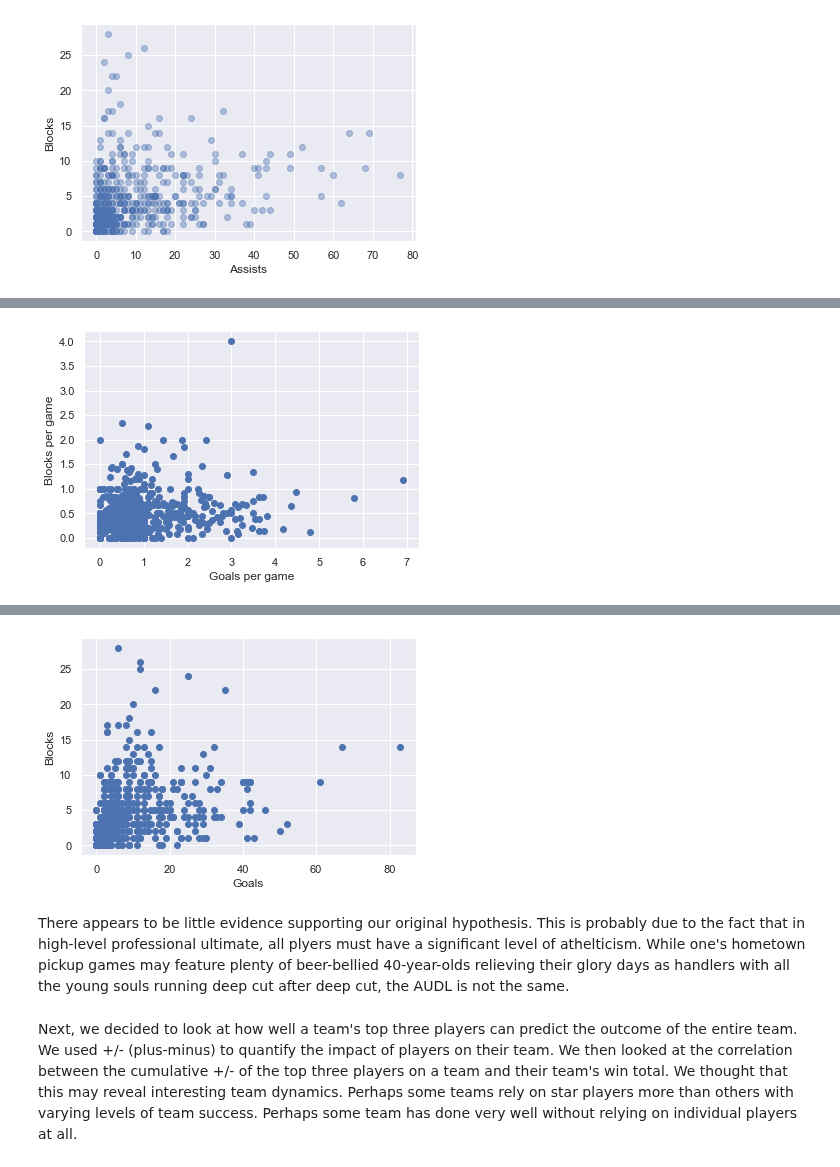
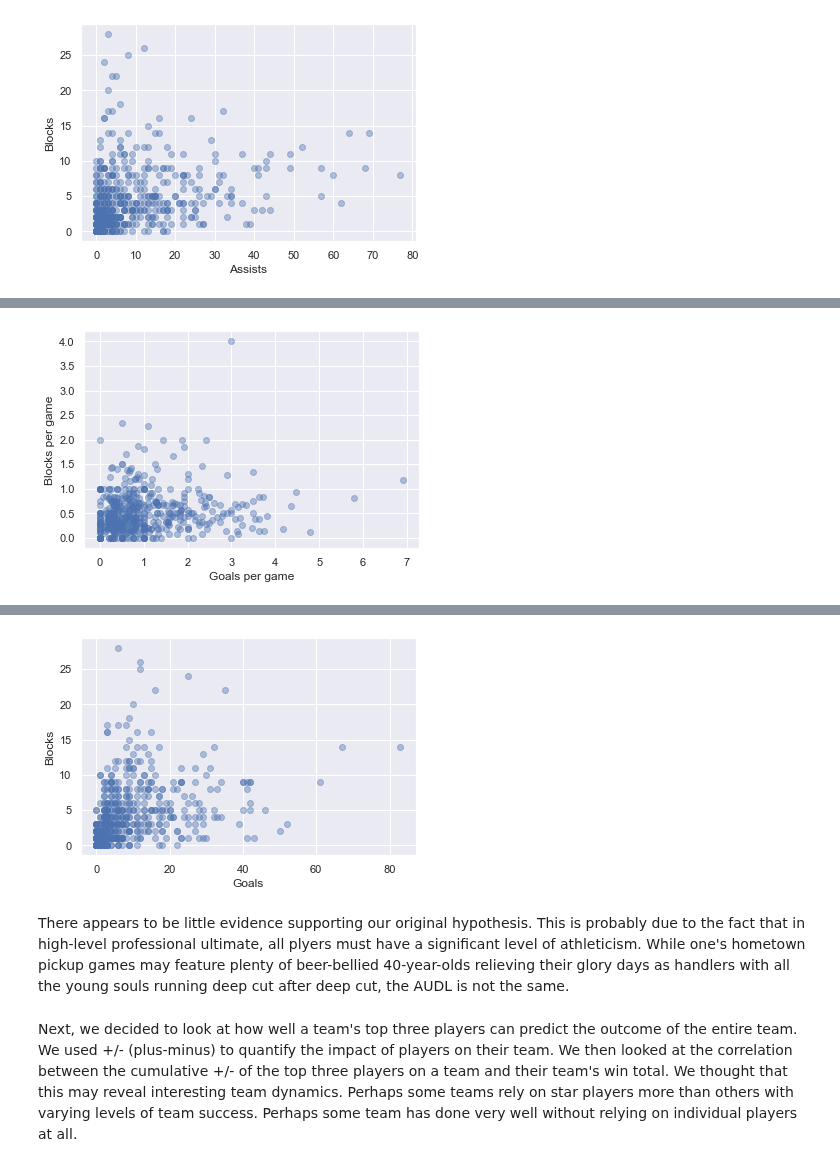
Before and after one commit to Samcfuchs/2950, a Jupyter notebook: notebooks/main.ipynb, the cells around one changed output, grey strips where cells are left out. Saved outputs shown, nothing was run; the diff lists cells and outputs as text; code cells hidden in the pictures.

```diff
--- a/notebooks/main.ipynb
+++ b/notebooks/main.ipynb
@@ -250,13 +268,13 @@ comparing total assists and blocks, the correlation coefficient is:
 # %%
 print('comparing goals per game and blocks per game, the correlation coefficient is:')
 print(np.corrcoef(data['GPG'], data['BPG'])[0][1])
-plt.scatter(data['GPG'], data['BPG'])
+plt.scatter(data['GPG'], data['BPG'], alpha=0.4)
 plt.xlabel('Goals per game')
 plt.ylabel('Blocks per game')
 plt.show()
 print('comparing goals and blocks, the correlation coefficient is:')
 print(np.corrcoef(data['GLS'], data['BLK'])[0][1])
-plt.scatter(data['GLS'], data['BLK'])
+plt.scatter(data['GLS'], data['BLK'], alpha=0.4)
 plt.xlabel('Goals')
 plt.ylabel('Blocks')
 plt.show()
@@ -266,2 +284,2 @@ comparing goals per game and blocks per game, the correlation coefficient is:
-[figure, old version]
+[figure, new version]
 comparing goals and blocks, the correlation coefficient is:
@@ -269,6 +287,6 @@ comparing goals and blocks, the correlation coefficient is:
-[figure, old version]
+[figure, new version]
 # %% [markdown]
-There appears to be little evidence supporting our original hypothesis. This is probably due to the fact that in high-level professional ultimate, all plyers must have a significant level of athelticism. While one's hometown pickup games may feature plenty of beer-bellied 40-year-olds relieving their glory days as handlers with all the young souls running deep cut after deep cut, the AUDL is not the same.
+There appears to be little evidence supporting our original hypothesis. This is probably due to the fact that in high-level professional ultimate, all plyers must have a significant level of athleticism. While one's hometown pickup games may feature plenty of beer-bellied 40-year-olds relieving their glory days as handlers with all the young souls running deep cut after deep cut, the AUDL is not the same.
 # %% [markdown]
 Next, we decided to look at how well a team's top three players can predict the outcome of the entire team. We used +/- (plus-minus) to quantify the impact of players on their team. We then looked at the correlation between the cumulative +/- of the top three players on a team and their team's win total. We thought that this may reveal interesting team dynamics. Perhaps some teams rely on star players more than others with varying levels of team success. Perhaps some team has done very well without relying on individual players at all.
 # %%
```
Also changed, not shown: parts of 4 cells of this notebook.
